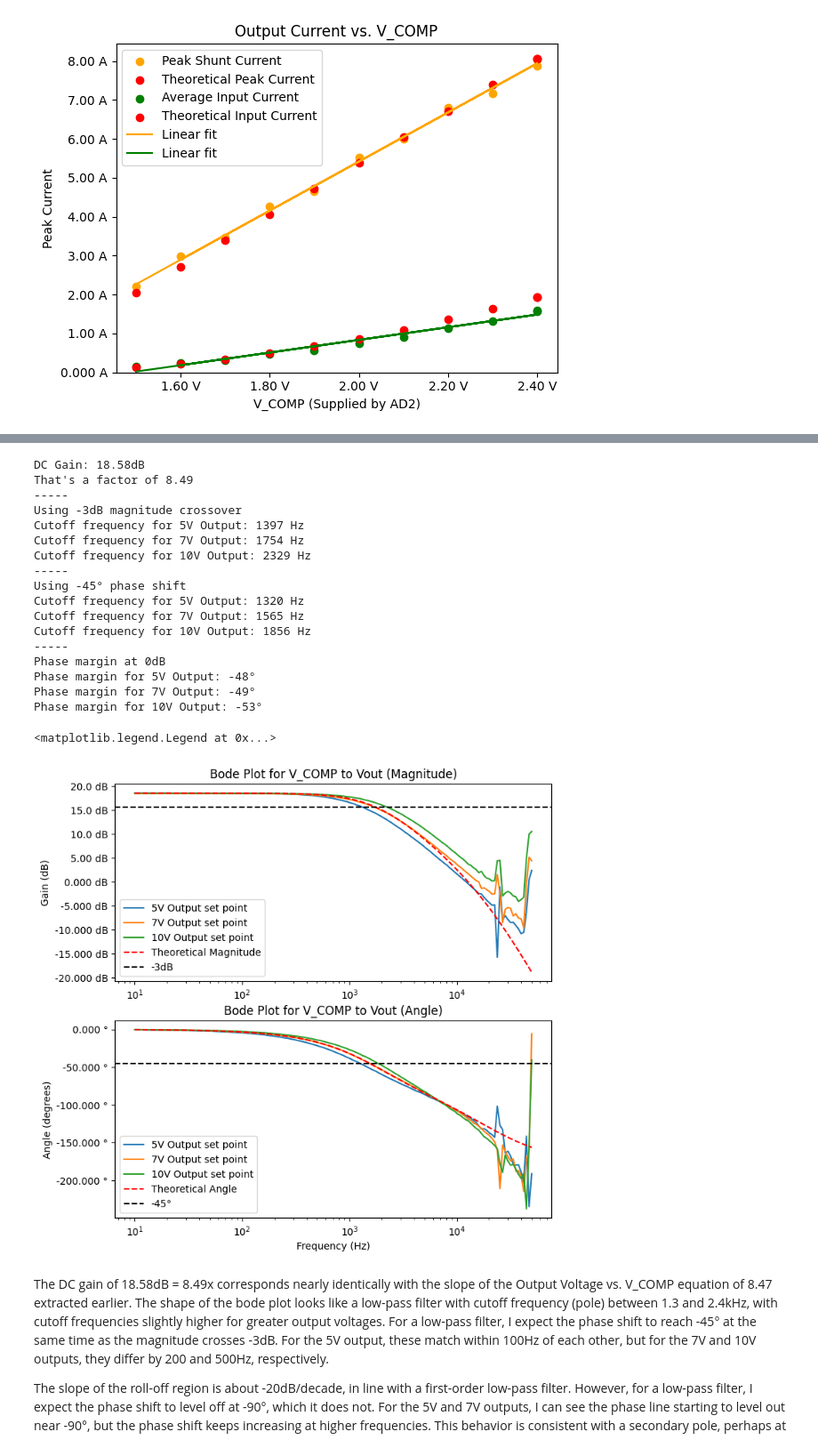
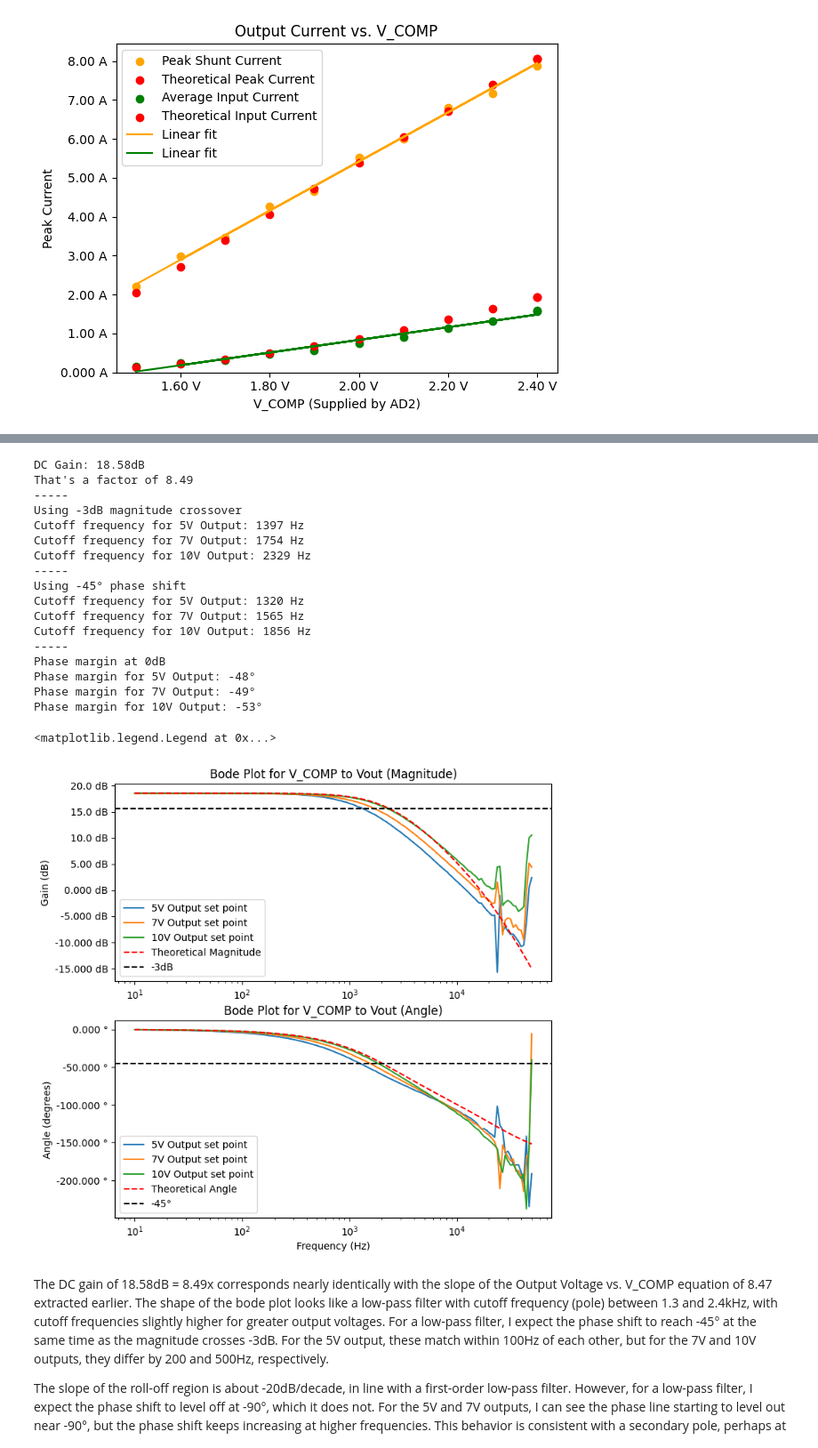
Before and after one commit to ianeyk/power-electronics, a Jupyter notebook: Lab 9/Lab9_report.ipynb, the cells around one changed output, grey strips where cells are left out. Shown: that part at 89% size. Saved outputs shown, nothing was run; the diff lists cells and outputs as text; code cells hidden in the pictures.

```diff
--- a/Lab 9/Lab9_report.ipynb
+++ b/Lab 9/Lab9_report.ipynb
@@ -158,7 +158,8 @@ print(f"Phase margin for 7V Output: {int(find_crossover(lab9_bode_7V['Channel 2
 print(f"Phase margin for 10V Output: {int(find_crossover(lab9_bode_10V['Channel 2 Phase (deg)'], lab9_bode_10V['Channel 2 Magnitude (dB)'], dc_gain - 3))}°")
 
 s = lab9_bode_5V["Frequency (Hz)"] * 1j
-G = 1 / ((s / 1.8e3) + 1) / ((s / 2e4) + 1)
+# G = 1 / ((s / 1.8e3) + 1) / ((s / 2e4) + 1) # middle of the road
+G = 1 / ((s / 2.4e3) + 1) / ((s / 2.4e4) + 1) # optimized for 10V out
 theoretical_mag = 20 * np.log10(np.abs(G)) + dc_gain
 theoretical_angle = np.rad2deg(np.angle(G))
 
@@ -172,34 +173,34 @@ ax1.axhline(y = dc_gain - 3, linestyle = "dashed", color = "black", label = "-3d
 ax1.legend(loc = "lower left")
 
 helper.axes_labels("Frequency (Hz)", "Hz", "Angle (degrees)", "°", title = "Bode Plot for V_COMP to Vout (Angle)", ax = ax2)
 # ax2.set_ylabel("Angle (°)")
 # ax2.set_xlabel("Frequency (Hz)")
 ax2.semilogx(lab9_bode_5V["Frequency (Hz)"], np.unwrap(lab9_bode_5V["Channel 2 Phase (deg)"], period = 360), linestyle = "solid", label = "5V Output set point")
 ax2.semilogx(lab9_bode_7V["Frequency (Hz)"], np.unwrap(lab9_bode_7V["Channel 2 Phase (deg)"], period = 360), linestyle = "solid", label = "7V Output set point")
 ax2.semilogx(lab9_bode_10V["Frequency (Hz)"], np.unwrap(lab9_bode_10V["Channel 2 Phase (deg)"], period = 360), linestyle = "solid", label = "10V Output set point")
 ax2.semilogx(lab9_bode_10V["Frequency (Hz)"], theoretical_angle, linestyle = "dashed", color = "red", label = "Theoretical Angle")
 ax2.axhline(y = -45, linestyle = "dashed", color = "black", label = "-45°")
 ax2.legend(loc = "lower left")
 # %% [output]
 DC Gain: 18.58dB
 That's a factor of 8.49
 -----
 Using -3dB magnitude crossover
 Cutoff frequency for 5V Output: 1397 Hz
 Cutoff frequency for 7V Output: 1754 Hz
 Cutoff frequency for 10V Output: 2329 Hz
 -----
 Using -45° phase shift
 Cutoff frequency for 5V Output: 1320 Hz
 Cutoff frequency for 7V Output: 1565 Hz
 Cutoff frequency for 10V Output: 1856 Hz
 -----
 Phase margin at 0dB
 Phase margin for 5V Output: -48°
 Phase margin for 7V Output: -49°
 Phase margin for 10V Output: -53°
 <matplotlib.legend.Legend at 0x...>
-[figure, old version]
+[figure, new version]
 # %% [markdown]
 The DC gain of 18.58dB = 8.49x corresponds nearly identically with the slope of the Output Voltage vs. V_COMP equation of 8.47 extracted earlier. The shape of the bode plot looks like a low-pass filter with cutoff frequency (pole) between 1.3 and 2.4kHz, with cutoff frequencies slightly higher for greater output voltages. For a low-pass filter, I expect the phase shift to reach -45° at the same time as the magnitude crosses -3dB. For the 5V output, these match within 100Hz of each other, but for the 7V and 10V outputs, they differ by 200 and 500Hz, respectively.
 
```
Also changed, not shown: 1 other file.
